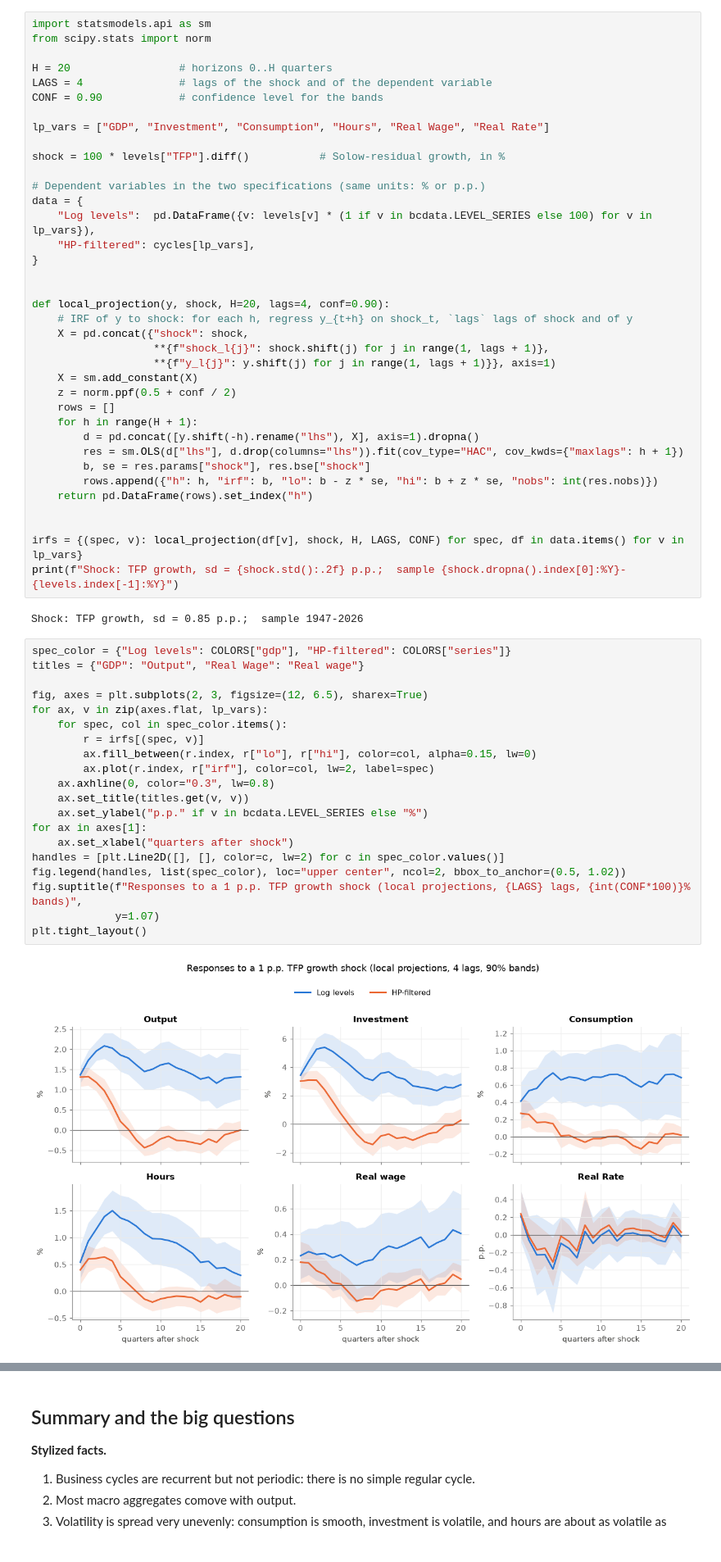
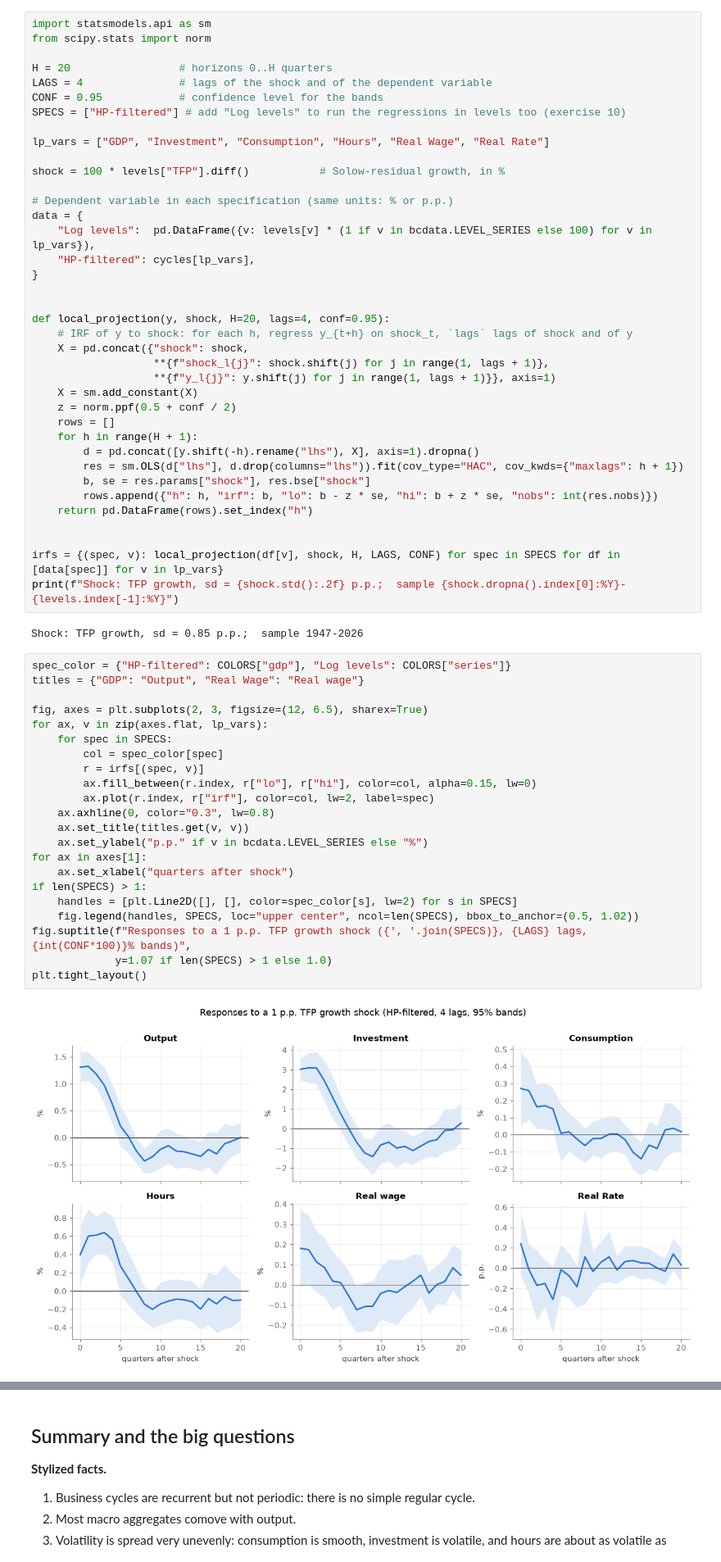
Before and after one commit to johanneswieland/RBC, a Jupyter notebook: lectures/01_business_cycle_facts.ipynb, the cells around one changed output, grey strips where cells are left out. Shown at 82% size. Saved outputs shown, nothing was run; the diff lists cells and outputs as text.

Commit message:
Lecture 1: LPs on HP-filtered data only, 95% bands; levels moved to exercise
Co-Authored-By: Claude Opus 5.5 <noreply@anthropic.com>

```diff
--- a/lectures/01_business_cycle_facts.ipynb
+++ b/lectures/01_business_cycle_facts.ipynb
@@ -326,20 +322,21 @@ from scipy.stats import norm
 
 H = 20                 # horizons 0..H quarters
 LAGS = 4               # lags of the shock and of the dependent variable
-CONF = 0.90            # confidence level for the bands
+CONF = 0.95            # confidence level for the bands
+SPECS = ["HP-filtered"] # add "Log levels" to run the regressions in levels too (exercise 10)
 
 lp_vars = ["GDP", "Investment", "Consumption", "Hours", "Real Wage", "Real Rate"]
 
 shock = 100 * levels["TFP"].diff()           # Solow-residual growth, in %
 
-# Dependent variables in the two specifications (same units: % or p.p.)
+# Dependent variable in each specification (same units: % or p.p.)
 data = {
     "Log levels":  pd.DataFrame({v: levels[v] * (1 if v in bcdata.LEVEL_SERIES else 100) for v in lp_vars}),
     "HP-filtered": cycles[lp_vars],
 }
 
 
-def local_projection(y, shock, H=20, lags=4, conf=0.90):
+def local_projection(y, shock, H=20, lags=4, conf=0.95):
     # IRF of y to shock: for each h, regress y_{t+h} on shock_t, `lags` lags of shock and of y
     X = pd.concat({"shock": shock,
                    **{f"shock_l{j}": shock.shift(j) for j in range(1, lags + 1)},
@@ -355,32 +352,34 @@ def local_projection(y, shock, H=20, lags=4, conf=0.90):
     return pd.DataFrame(rows).set_index("h")
 
 
-irfs = {(spec, v): local_projection(df[v], shock, H, LAGS, CONF) for spec, df in data.items() for v in lp_vars}
+irfs = {(spec, v): local_projection(df[v], shock, H, LAGS, CONF) for spec in SPECS for df in [data[spec]] for v in lp_vars}
 print(f"Shock: TFP growth, sd = {shock.std():.2f} p.p.;  sample {shock.dropna().index[0]:%Y}-{levels.index[-1]:%Y}")
 # %% [output]
 Shock: TFP growth, sd = 0.85 p.p.;  sample 1947-2026
 # %%
-spec_color = {"Log levels": COLORS["gdp"], "HP-filtered": COLORS["series"]}
+spec_color = {"HP-filtered": COLORS["gdp"], "Log levels": COLORS["series"]}
 titles = {"GDP": "Output", "Real Wage": "Real wage"}
 
 fig, axes = plt.subplots(2, 3, figsize=(12, 6.5), sharex=True)
 for ax, v in zip(axes.flat, lp_vars):
-    for spec, col in spec_color.items():
+    for spec in SPECS:
+        col = spec_color[spec]
         r = irfs[(spec, v)]
         ax.fill_between(r.index, r["lo"], r["hi"], color=col, alpha=0.15, lw=0)
         ax.plot(r.index, r["irf"], color=col, lw=2, label=spec)
     ax.axhline(0, color="0.3", lw=0.8)
     ax.set_title(titles.get(v, v))
     ax.set_ylabel("p.p." if v in bcdata.LEVEL_SERIES else "%")
 for ax in axes[1]:
     ax.set_xlabel("quarters after shock")
-handles = [plt.Line2D([], [], color=c, lw=2) for c in spec_color.values()]
-fig.legend(handles, list(spec_color), loc="upper center", ncol=2, bbox_to_anchor=(0.5, 1.02))
-fig.suptitle(f"Responses to a 1 p.p. TFP growth shock (local projections, {LAGS} lags, {int(CONF*100)}% bands)",
-             y=1.07)
+if len(SPECS) > 1:
+    handles = [plt.Line2D([], [], color=spec_color[s], lw=2) for s in SPECS]
+    fig.legend(handles, SPECS, loc="upper center", ncol=len(SPECS), bbox_to_anchor=(0.5, 1.02))
+fig.suptitle(f"Responses to a 1 p.p. TFP growth shock ({', '.join(SPECS)}, {LAGS} lags, {int(CONF*100)}% bands)",
+             y=1.07 if len(SPECS) > 1 else 1.0)
 plt.tight_layout()
 # %% [output]
-[figure, old version]
+[figure, new version]
 # %% [markdown]
 **What the responses show (full sample).**
 
```
Also changed, not shown: parts of 3 cells of this notebook.
